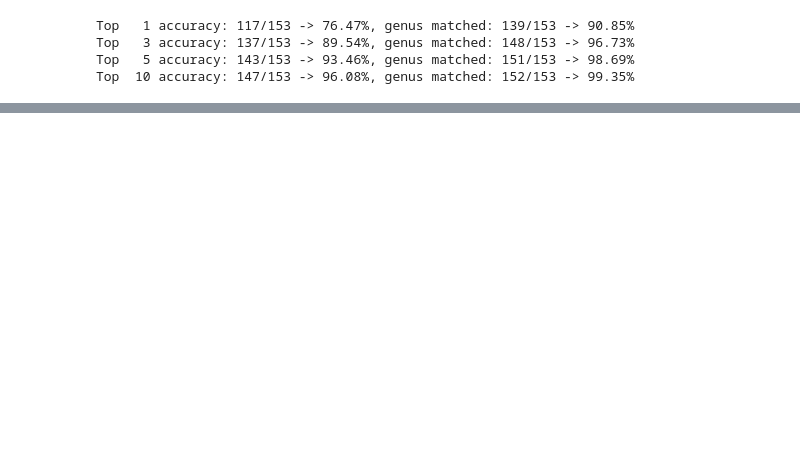
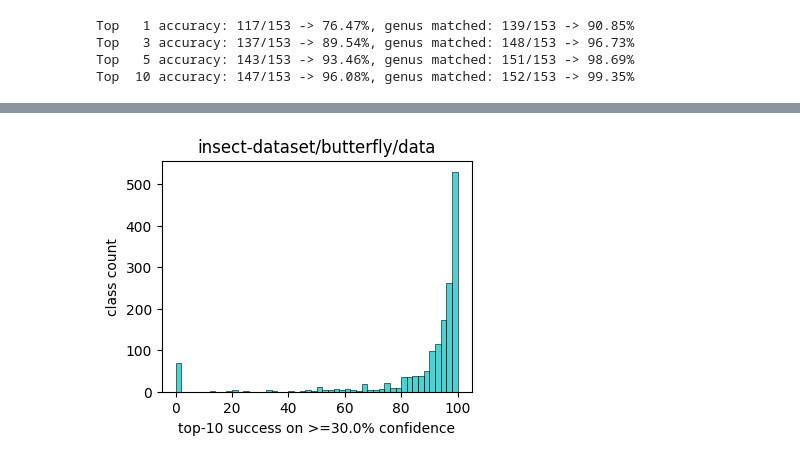
Before and after one commit to rakeshmalik91/insect-id, a Jupyter notebook: butterfly-test2.ipynb, the cells around one changed output, grey strips where cells are left out. Saved outputs shown, nothing was run; the diff lists cells and outputs as text; code cells hidden in the pictures; blank space fills up the shorter version.

```diff
--- a/butterfly-test2.ipynb
+++ b/butterfly-test2.ipynb
@@ -393,3 +403,7 @@ zemeros-flegyas               : zemeros-flegyas(0.988)  lethe-sidonis(0.004)  le
 ----------
 Top   1 accuracy: 15/20 -> 75.00%, genus matched: 19/20 -> 95.00%
 Top   3 accuracy: 18/20 -> 90.00%, genus matched: 19/20 -> 95.00%
+# %%
+plot_confidence(model_data, f"{dataset_dir}/data", classes, 0.3, k=10)
+# %% [output]
+[figure, added]
```
Also changed, not shown: parts of 4 cells of this notebook, 8 other files.
